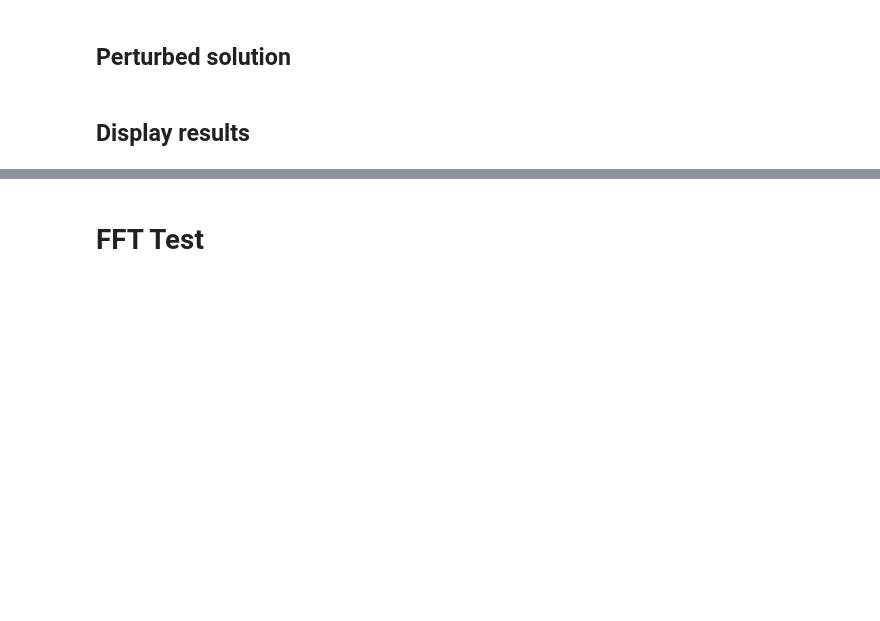
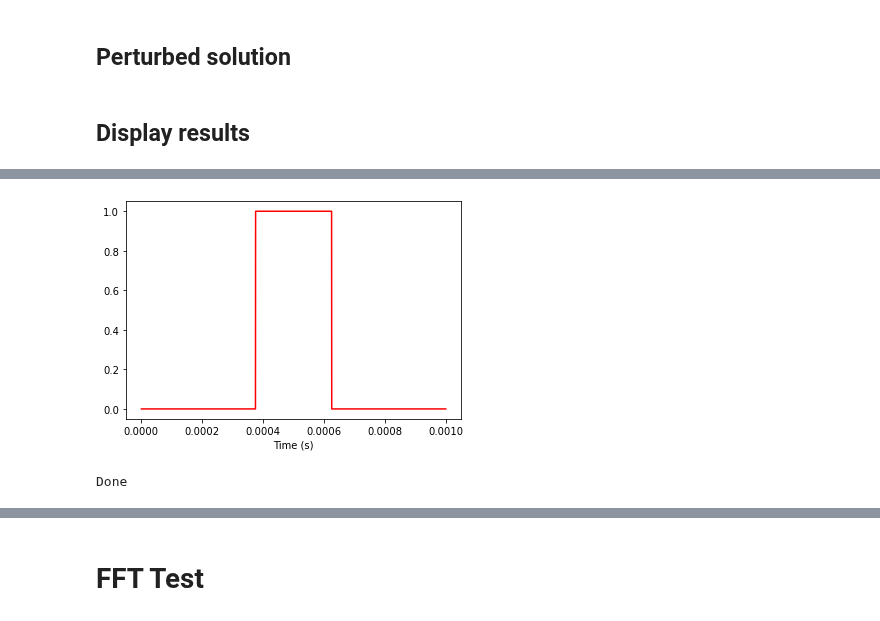
Before and after one commit to yuccadrew/sip, a Jupyter notebook: test_sip_fft.ipynb, the cells around one changed output, grey strips where cells are left out. Drawn from its saved outputs; the diff is of its cells as text; code cells hidden in the pictures; blank space fills up the shorter version.

```diff
--- a/test_sip_fft.ipynb
+++ b/test_sip_fft.ipynb
@@ -2963 +2885,38 @@ if __name__=='__main__':
+# %%
+#test source amplitude
+from scipy import signal,fftpack
+
+def get_fft_input():
+    # frequency domain sampling
+    dfreq = 1e3
+    n_oneside = 128*2*2*2
+    freq = np.arange(n_oneside*2)*dfreq
+    freq_shift = np.linspace(-n_oneside,n_oneside-1,n_oneside*2)*dfreq
+
+    # time domain sampling
+    dt = 1/(dfreq*n_oneside*2)
+    time = np.arange(n_oneside*2)*dt
+    time_shift = np.linspace(-n_oneside,n_oneside-1,n_oneside*2)*dt
+
+    # signal in time domain
+    x = np.zeros(n_oneside*2)
+    x[n_oneside-128*2:n_oneside+128*2] = 1
+
+    # input square wave
+    #fact = fftpack.fft(signal.square(2*np.pi*1*dfreq*time))
+    fact = fftpack.fft(x)
+    plt.subplots()
+    plt.plot(time,fftpack.ifft(fact).real,'r-')
+    plt.xlabel('Time (s)')
+    plt.show()
+
+    ftarg = {'freq':freq,'time':time,'fact':fact}
+    return ftarg
+
+if __name__=='__main__':
+    ftarg = get_fft_input()
+    print('Done')
+# %% [output]
+[figure, added]
+Done
 # %%
```
Also changed, not shown: parts of 6 cells of this notebook.
